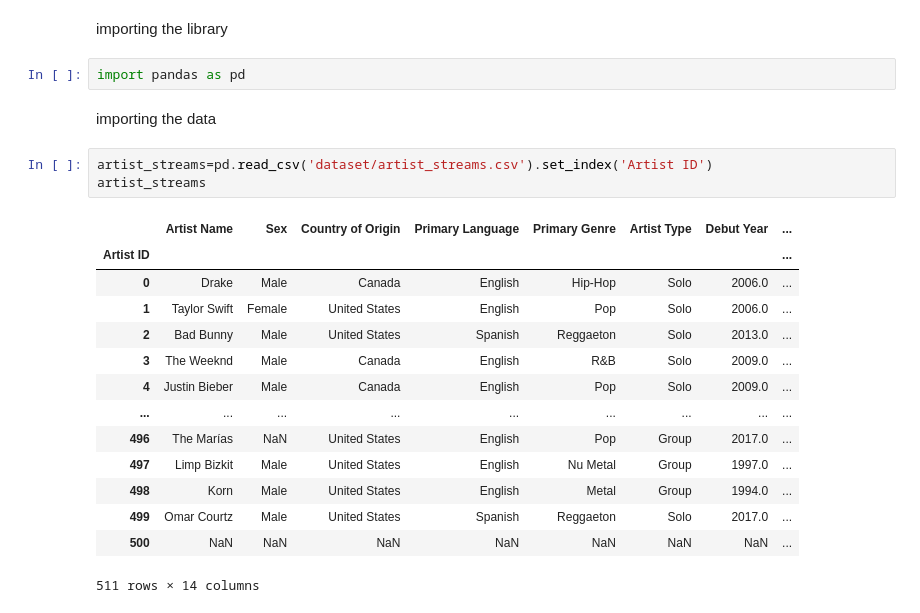
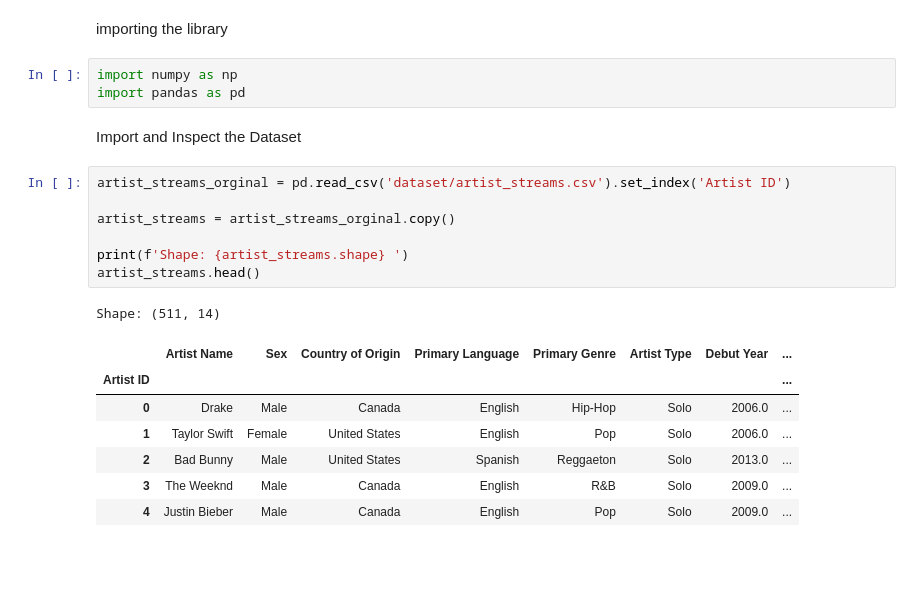
Before and after one commit to tiagoascensao06-lang/PDSproject_group19, a Jupyter notebook: Group19_NOTEBOOK.ipynb, the cells around one changed output. Drawn from its saved outputs; the diff is of its cells as text; blank space fills up the shorter version.

```diff
--- a/Group19_NOTEBOOK.ipynb
+++ b/Group19_NOTEBOOK.ipynb
@@ -1,24 +1,23 @@
 # %% [markdown]
 importing the library
 # %%
+import numpy as np
 import pandas as pd
-# %% [markdown]
-importing the data
+# %% [markdown]
+Import and Inspect the Dataset
 # %%
-artist_streams=pd.read_csv('dataset/artist_streams.csv').set_index('Artist ID')
-artist_streams
+artist_streams_orginal = pd.read_csv('dataset/artist_streams.csv').set_index('Artist ID')
+
+artist_streams = artist_streams_orginal.copy()
+
+print(f'Shape: {artist_streams.shape} ')
+artist_streams.head()
 # %% [output]
+Shape: (511, 14)
 |  | Artist Name | Sex | Country of Origin | Primary Language | Primary Genre | Artist Type | Debut Year | ... |
 | Artist ID |  |  |  |  |  |  |  | ... |
 | 0 | Drake | Male | Canada | English | Hip-Hop | Solo | 2006.0 | ... |
 | 1 | Taylor Swift | Female | United States | English | Pop | Solo | 2006.0 | ... |
 | 2 | Bad Bunny | Male | United States | Spanish | Reggaeton | Solo | 2013.0 | ... |
 | 3 | The Weeknd | Male | Canada | English | R&B | Solo | 2009.0 | ... |
 | 4 | Justin Bieber | Male | Canada | English | Pop | Solo | 2009.0 | ... |
-| ... | ... | ... | ... | ... | ... | ... | ... | ... |
-| 496 | The Marías | NaN | United States | English | Pop | Group | 2017.0 | ... |
-| 497 | Limp Bizkit | Male | United States | English | Nu Metal | Group | 1997.0 | ... |
-| 498 | Korn | Male | United States | English | Metal | Group | 1994.0 | ... |
-| 499 | Omar Courtz | Male | United States | Spanish | Reggaeton | Solo | 2017.0 | ... |
-| 500 | NaN | NaN | NaN | NaN | NaN | NaN | NaN | ... |
-511 rows × 14 columns
```
Also changed, not shown: parts of 34 cells of this notebook.
